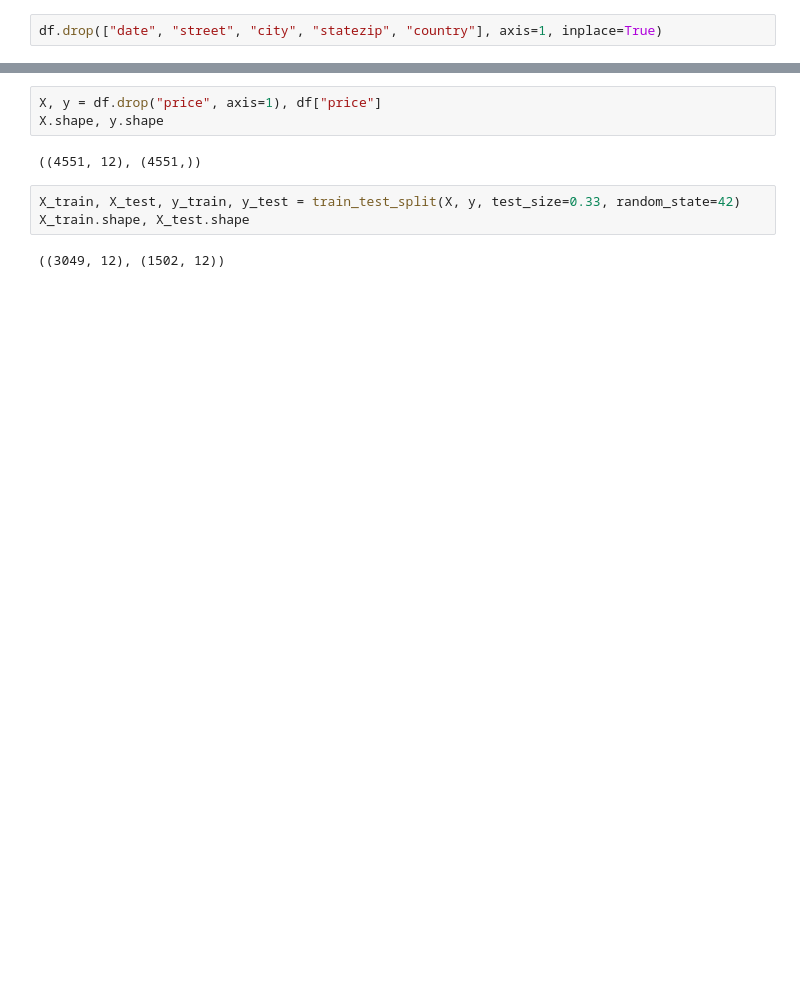
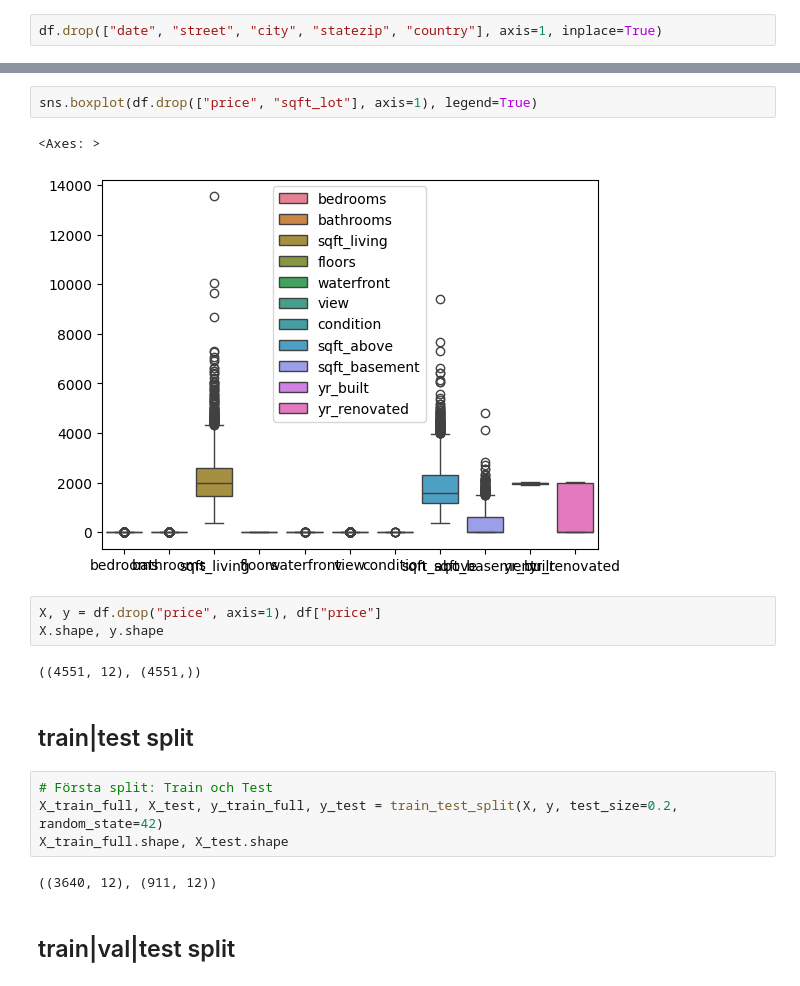
Before and after one commit to ponagr/ai_engineering_pontus_agren_grundstrom, a Jupyter notebook: exercises/2_classification/1_knn.ipynb, the cells around one changed output, grey strips where cells are left out. Saved outputs shown, nothing was run; the diff lists cells and outputs as text; blank space fills up the shorter version.

Commit message:
done with knn exercise 1 house price predictions

```diff
--- a/exercises/2_classification/1_knn.ipynb
+++ b/exercises/2_classification/1_knn.ipynb
@@ -129,10 +139,20 @@ df.drop(["date", "street", "city", "statezip", "country"], axis=1, inplace=True)
+# %%
+sns.boxplot(df.drop(["price", "sqft_lot"], axis=1), legend=True)
+# %% [output]
+<Axes: >
+[figure, added]
 # %%
 X, y = df.drop("price", axis=1), df["price"]
 X.shape, y.shape
 # %% [output]
 ((4551, 12), (4551,))
+# %% [markdown]
+## train|test split
 # %%
-X_train, X_test, y_train, y_test = train_test_split(X, y, test_size=0.33, random_state=42)
-X_train.shape, X_test.shape
+# Första split: Train och Test
+X_train_full, X_test, y_train_full, y_test = train_test_split(X, y, test_size=0.2, random_state=42)
+X_train_full.shape, X_test.shape
 # %% [output]
-((3049, 12), (1502, 12))
+((3640, 12), (911, 12))
+# %% [markdown]
+## train|val|test split
```
Also changed, not shown: parts of 12 cells of this notebook, 2 other files.
